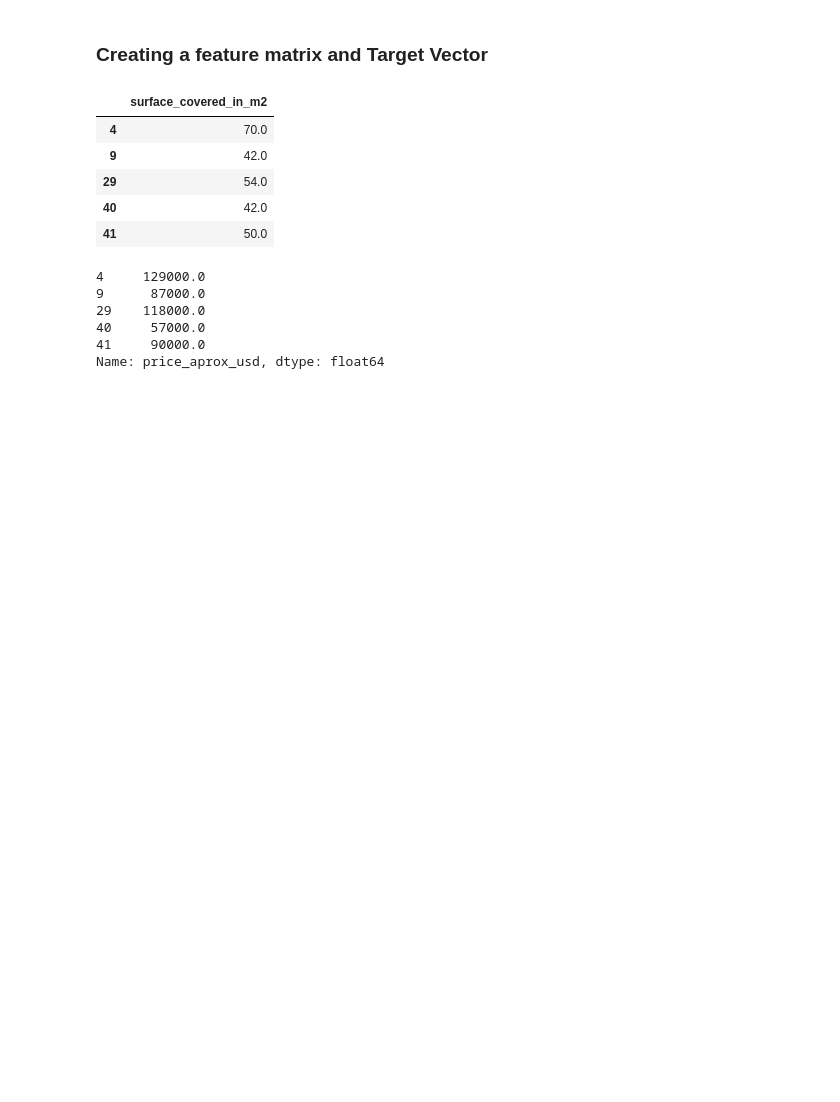
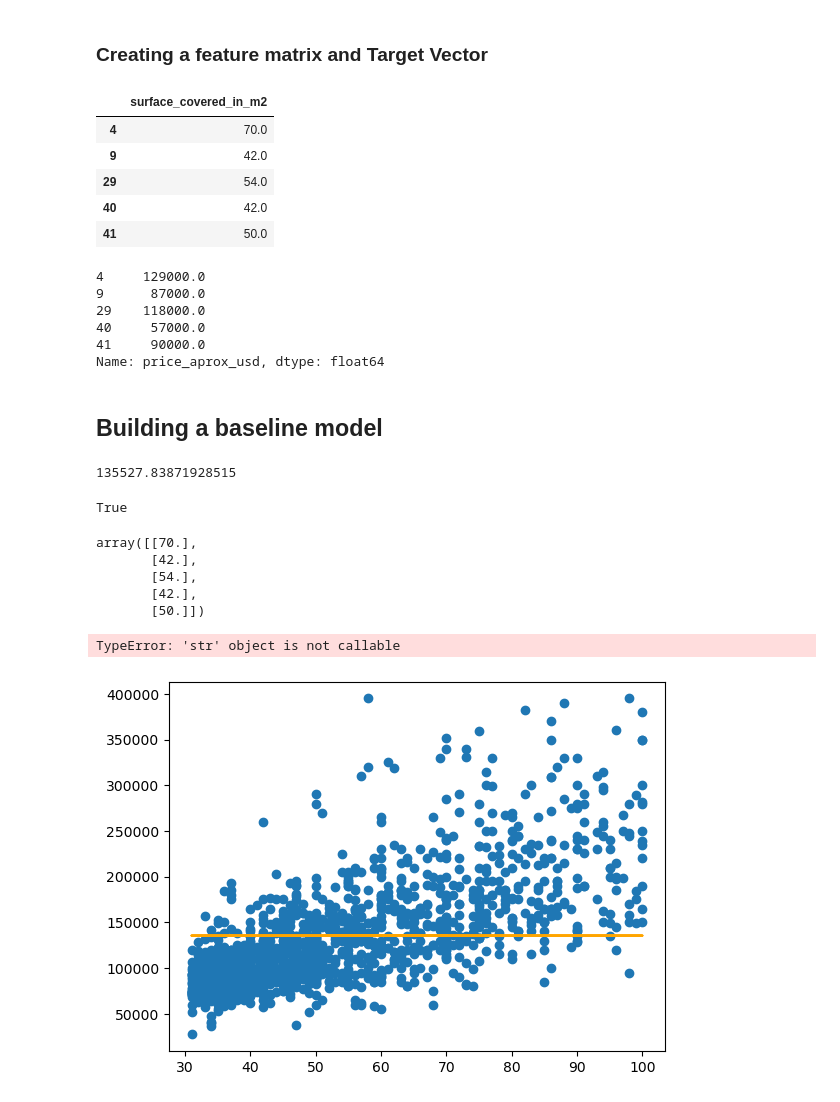
Before and after one commit to kamibrenda/BA_Apartment_LinReg, a Jupyter notebook: Buenos-Aires-Price-Model.ipynb, the cells around one changed output. Drawn from its saved outputs; the diff is of its cells as text; code cells hidden in the pictures; blank space fills up the shorter version.

```diff
--- a/Buenos-Aires-Price-Model.ipynb
+++ b/Buenos-Aires-Price-Model.ipynb
@@ -141,3 +141,37 @@ y_train.head()
 40     57000.0
 41     90000.0
 Name: price_aprox_usd, dtype: float64
+# %% [markdown]
+## Building a baseline model
+# %%
+#Calculate and assign the mean of y to the trained set
+y_mean = y_train.mean()
+y_mean
+# %% [output]
+135527.83871928515
+# %%
+#Create a list of y_pred_baseline
+y_pred_baseline = [y_mean] * len(y_train)
+len(y_pred_baseline) == len(y_train)
+# %% [output]
+True
+# %%
+#Get the X_train values only
+X_train.values[:5]
+# %% [output]
+array([[70.],
+       [42.],
+       [54.],
+       [42.],
+       [50.]])
+# %%
+##Create a scatterplot with matplotlib
+plt.plot(X_train.values, y_pred_baseline, color="Orange", label="Baseline Model")
+plt.scatter(X_train, y_train)
+plt.xlabel("Area [sq meters]")
+plt.ylabel("Price [USD]")
+plt.title("Buenos Aires: Price vs. Area")
+plt.legend();
+# %% [output]
+TypeError: 'str' object is not callable
+[figure, added]
```
Also changed, not shown: parts of 1 cell of this notebook.
